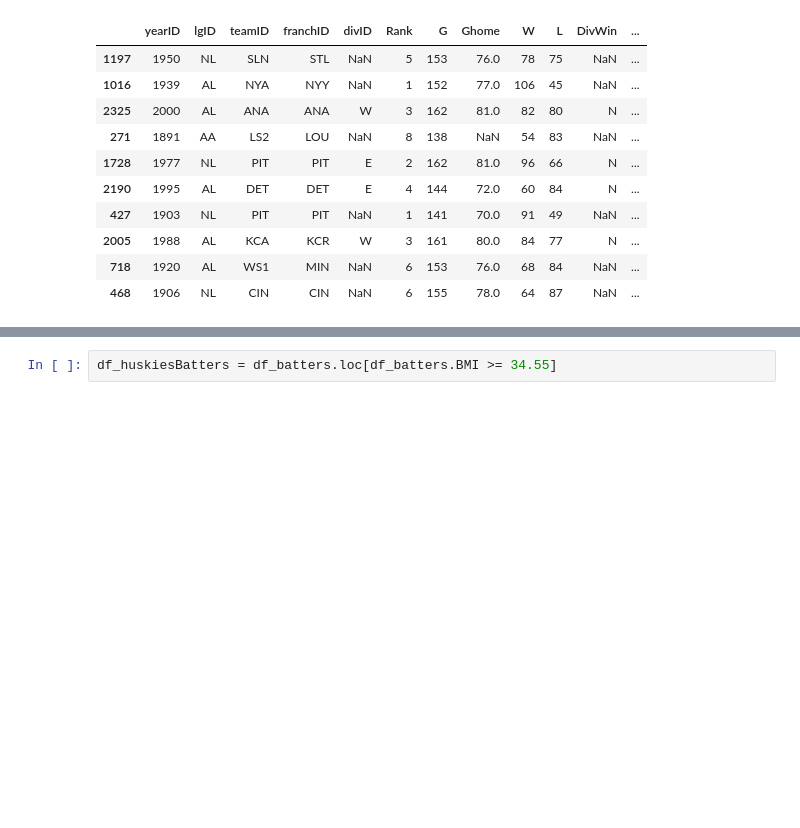
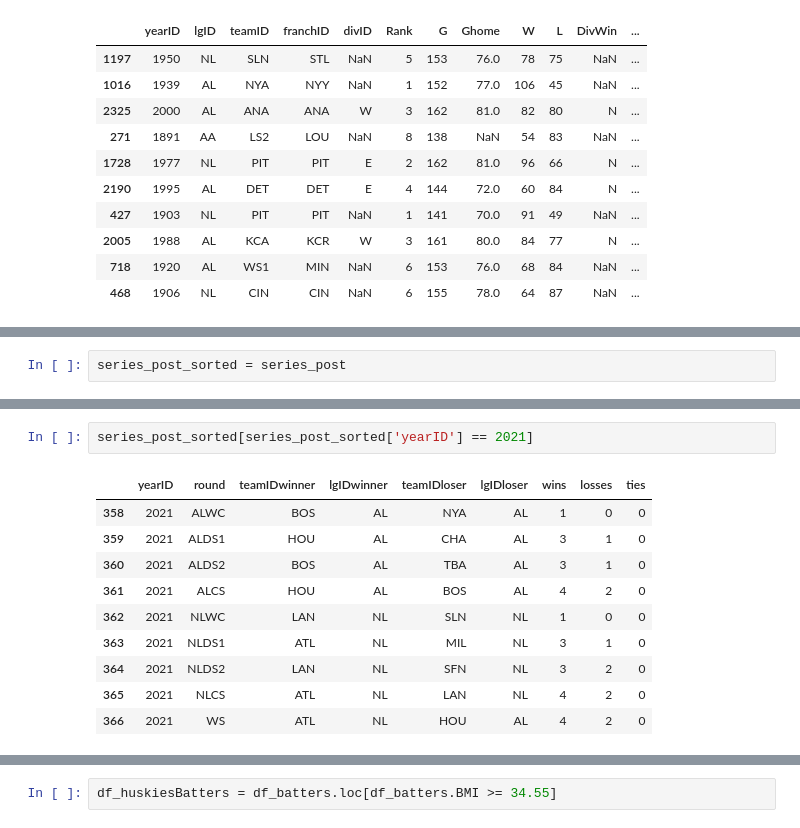
Before and after one commit to obverter/bmi-stars, a Jupyter notebook: BMI Stars.ipynb, the cells around one changed output, grey strips where cells are left out. Cells and saved outputs as stored; diff of their text form; blank space fills up the shorter version.

```diff
--- a/BMI Stars.ipynb
+++ b/BMI Stars.ipynb
@@ -450,0 +484,2 @@ Now let's repeat the process with oodles of performance data from df.bwar_bat an
+# %%
+series_post_sorted = series_post
@@ -450,0 +529,13 @@ Now let's repeat the process with oodles of performance data from df.bwar_bat an
+# %%
+series_post_sorted[series_post_sorted['yearID'] == 2021]
+# %% [output]
+|  | yearID | round | teamIDwinner | lgIDwinner | teamIDloser | lgIDloser | wins | losses | ties |
+| 358 | 2021 | ALWC | BOS | AL | NYA | AL | 1 | 0 | 0 |
+| 359 | 2021 | ALDS1 | HOU | AL | CHA | AL | 3 | 1 | 0 |
+| 360 | 2021 | ALDS2 | BOS | AL | TBA | AL | 3 | 1 | 0 |
+| 361 | 2021 | ALCS | HOU | AL | BOS | AL | 4 | 2 | 0 |
+| 362 | 2021 | NLWC | LAN | NL | SLN | NL | 1 | 0 | 0 |
+| 363 | 2021 | NLDS1 | ATL | NL | MIL | NL | 3 | 1 | 0 |
+| 364 | 2021 | NLDS2 | LAN | NL | SFN | NL | 3 | 2 | 0 |
+| 365 | 2021 | NLCS | ATL | NL | LAN | NL | 4 | 2 | 0 |
+| 366 | 2021 | WS | ATL | NL | HOU | AL | 4 | 2 | 0 |
```
Also changed, not shown: parts of 52 cells of this notebook.
